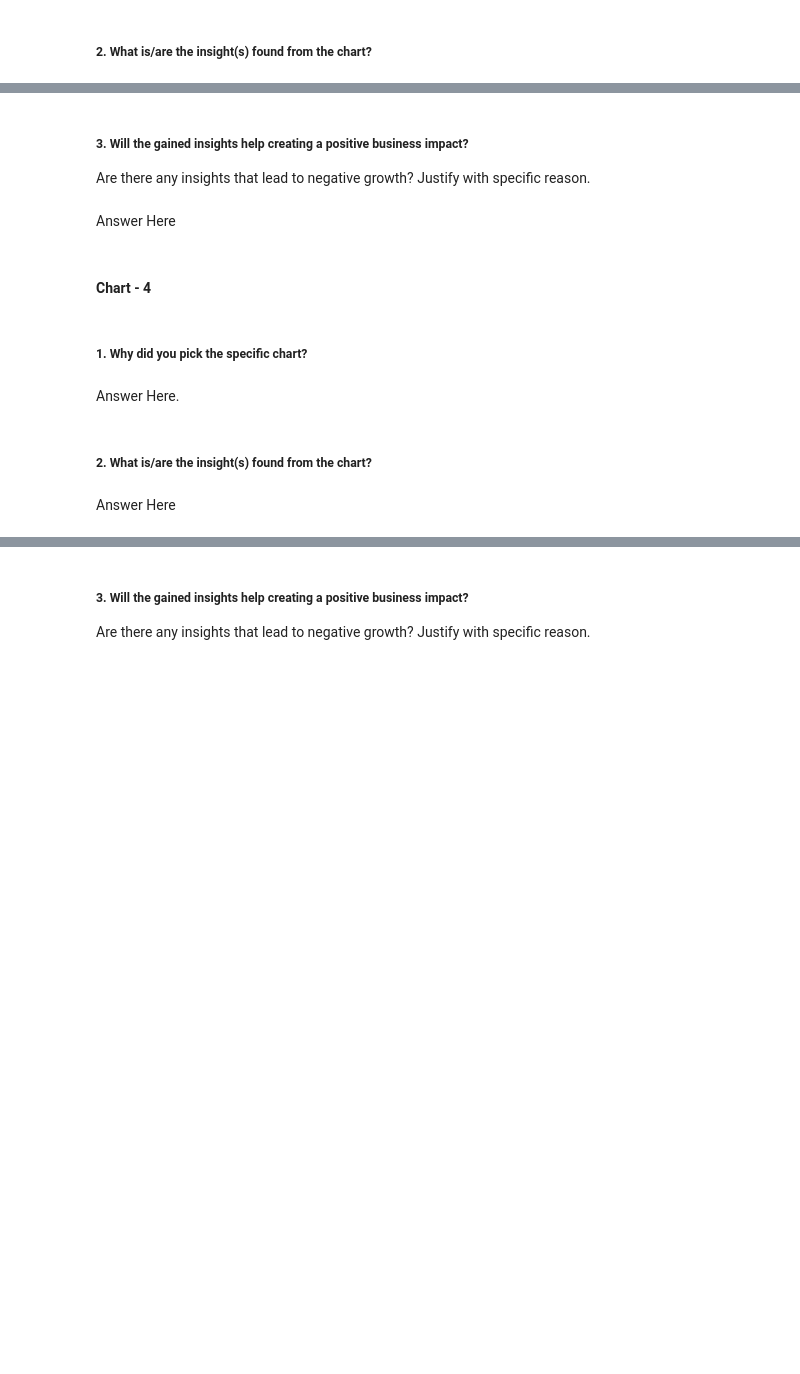
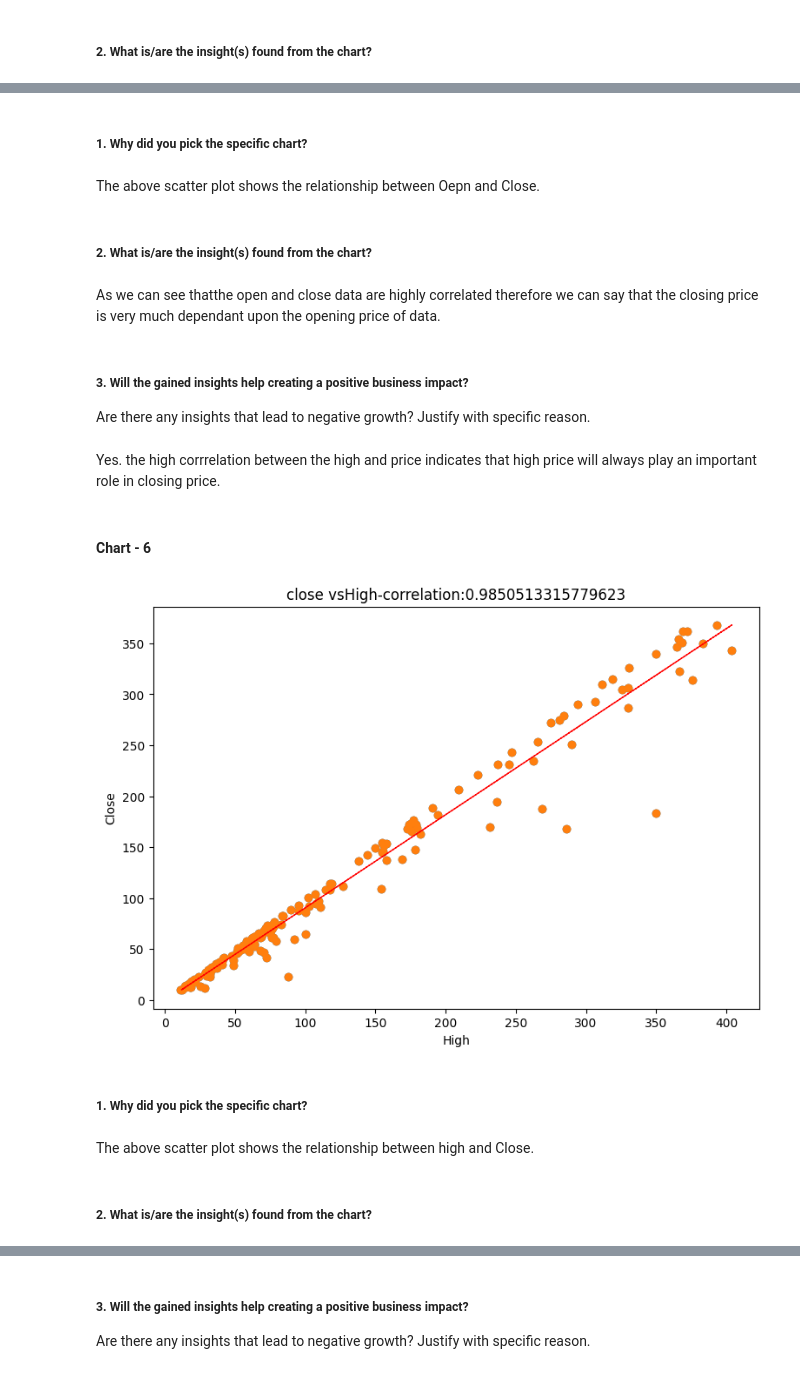
Before and after one commit to dipali-solake/Machine-learning, a Jupyter notebook: Yes_Bank_Stock_Closing_Price_prediction.ipynb, the cells around one changed output, grey strips where cells are left out. Drawn from its saved outputs; the diff is of its cells as text; code cells hidden in the pictures; blank space fills up the shorter version.

```diff
--- a/Yes_Bank_Stock_Closing_Price_prediction.ipynb
+++ b/Yes_Bank_Stock_Closing_Price_prediction.ipynb
@@ -341,7 +391,16 @@ Answer Here
+# %% [markdown]
+##### 1. Why did you pick the specific chart?
+# %% [markdown]
+
+The above scatter plot shows the relationship between Oepn and Close.
+# %% [markdown]
+##### 2. What is/are the insight(s) found from the chart?
+# %% [markdown]
+As we can see thatthe open and close data are highly correlated therefore we can say that the closing price is very much dependant upon the opening price of data.
 # %% [markdown]
 ##### 3. Will the gained insights help creating a positive business impact?
 Are there any insights that lead to negative growth? Justify with specific reason.
-# %% [markdown]
-Answer Here
+# %% [markdown]
+Yes. the high corrrelation between the high and price indicates that high price will always play an important role in closing price.
 # %% [markdown]
-#### Chart - 4
+#### Chart - 6
@@ -350,8 +407,25 @@ Answer Here
+# %%
+# Chart - 6 visualization code
+fig = plt.figure(figsize=(9,6))
+ax=fig.gca()
+feature = df2['High']
+label = df2['Close']
+correlation = feature.corr(label)
+plt.scatter(x=feature, y=label)
+plt.scatter(x=feature, y=label)
+plt.xlabel('High')
+plt.ylabel('Close')
+ax.set_title('close vs' + 'High' + '-correlation:'+ str(correlation))
+z = np.polyfit(df2['High'], df2['Close'], 1)
+y_hat=np.poly1d(z)(df2['High'])
+plt.plot(df2['High'], y_hat, 'r--', lw = 1)
+plt.show()
+# %% [output]
+[figure, added]
 # %% [markdown]
 ##### 1. Why did you pick the specific chart?
-# %% [markdown]
-Answer Here.
+# %% [markdown]
+
+The above scatter plot shows the relationship between high and Close.
 # %% [markdown]
 ##### 2. What is/are the insight(s) found from the chart?
-# %% [markdown]
-Answer Here
```
Also changed, not shown: parts of 159 cells of this notebook.
